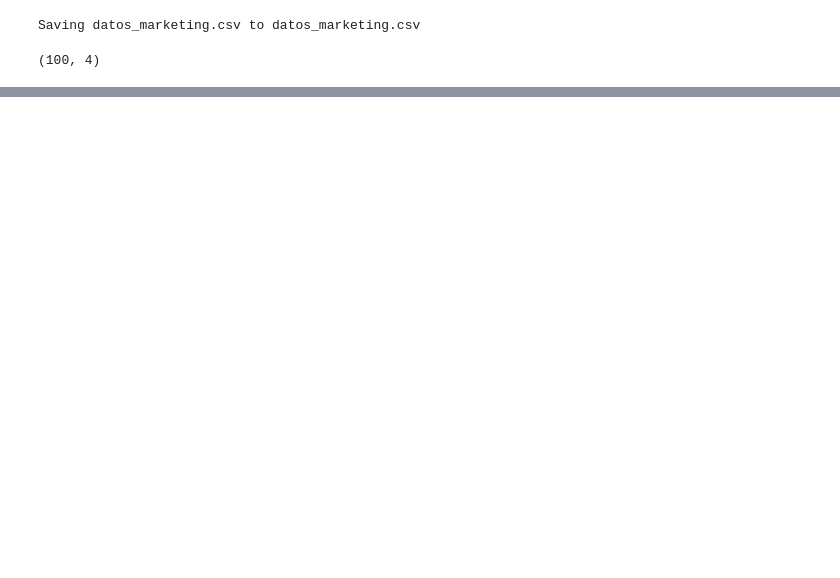
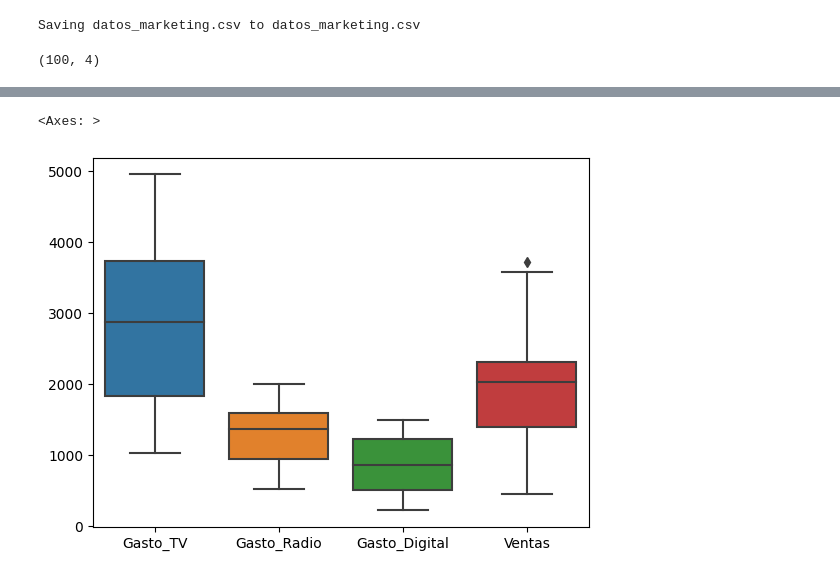
Before and after one commit to fpabi/Tareas, a Jupyter notebook: Tarea_19_Regresión_lineal.ipynb, the cells around one changed output, grey strips where cells are left out. Cells and saved outputs as stored; diff of their text form; code cells hidden in the pictures; blank space fills up the shorter version.

```diff
--- a/Tarea_19_Regresión_lineal.ipynb
+++ b/Tarea_19_Regresión_lineal.ipynb
@@ -27,0 +40,5 @@ marketing.shape
+# %%
+sns.boxplot(marketing)
+# %% [output]
+<Axes: >
+[figure, added]
```
Also changed, not shown: parts of 3 cells of this notebook.
